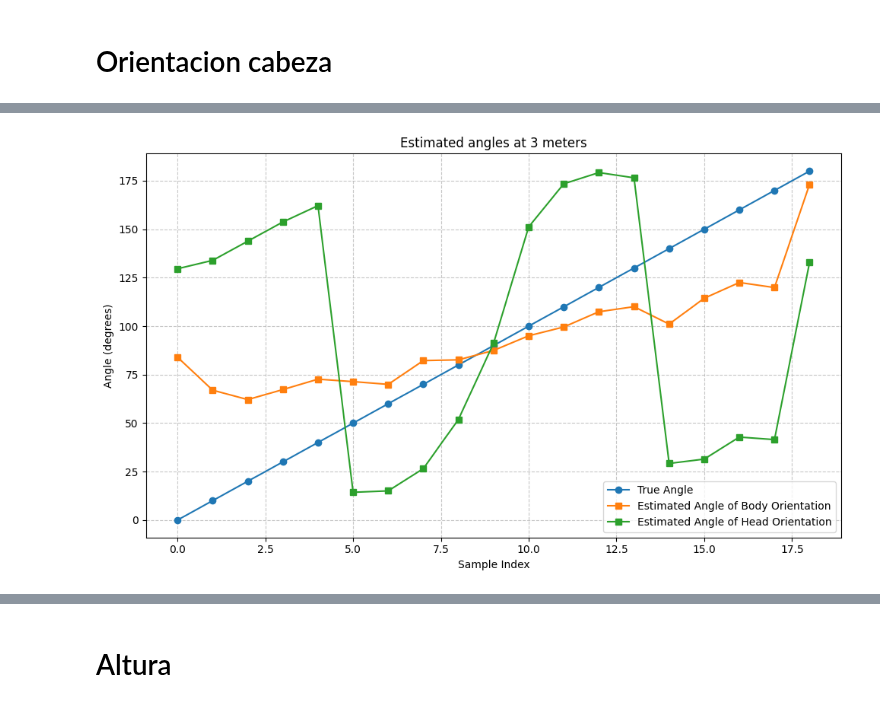
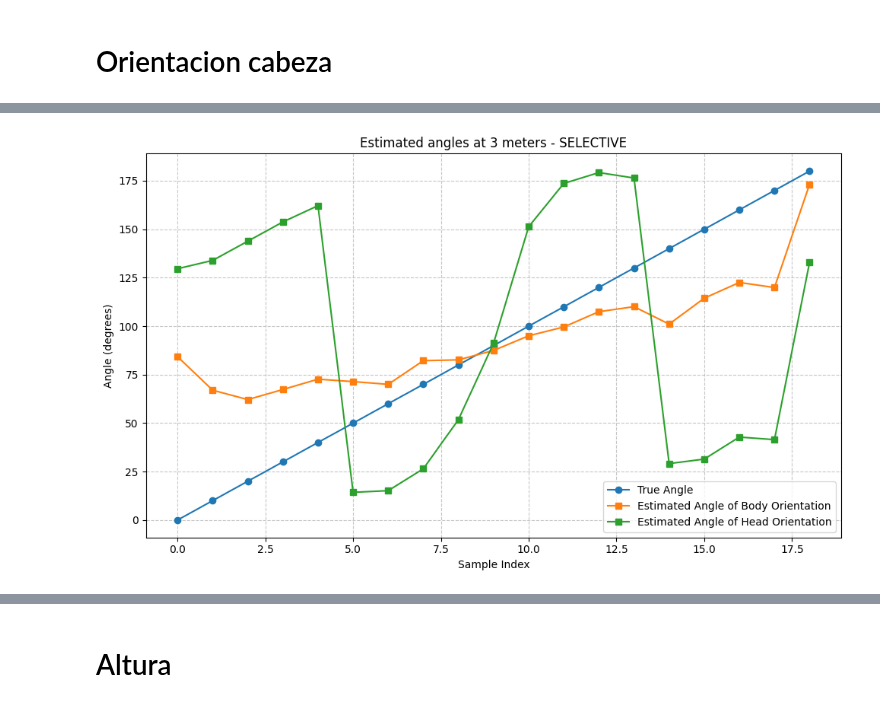
Before and after one commit to stevenaraujo98/integracion_pcl, a Jupyter notebook: get_res.ipynb, the cells around one changed output, grey strips where cells are left out. Drawn from its saved outputs; the diff is of its cells as text; code cells hidden in the pictures.

```diff
--- a/get_res.ipynb
+++ b/get_res.ipynb
@@ -38,3 +36,6 @@ json = {"formas": {"3": {"300": {"C": [{"result": "l", "confidence": "94.6661829
+# %%
+method = "WLS-SGBM"
+method = "SELECTIVE"
 # %% [markdown]
 # Formas
 # %%
@@ -894,29 +895,29 @@ df_orientaciones_cabeza_300
 # %%
 # Crear la figura y los ejes
 fig, ax = plt.subplots(figsize=(10, 6))
 
 # Graficar ambas líneas
 ax.plot(df_orientaciones_cabeza_300.index, df_orientaciones_cabeza_300["angulo"].astype(int), label='True Angle', marker='o')
 ax.plot(df_orientaciones_cabeza_300.index, df_orientaciones_cabeza_300["angulo_tronco"], label='Estimated Angle of Body Orientation', marker='s')
 ax.plot(df_orientaciones_cabeza_300.index, df_orientaciones_cabeza_300["angulo_head"], label='Estimated Angle of Head Orientation', marker='s')
 
 
 # Configurar el título y las etiquetas de los ejes
-ax.set_title('Estimated angles at 3 meters')
+ax.set_title('Estimated angles at 3 meters - ' + method)
 ax.set_xlabel('Sample Index')
 ax.set_ylabel('Angle (degrees)')
 
 # Añadir una leyenda
 ax.legend()
 
 # Añadir una cuadrícula para mejor lectura
 ax.grid(True, linestyle='--', alpha=0.7)
 
 # Ajustar el diseño y mostrar la gráfica
 plt.tight_layout()
 plt.show()
 # %% [output]
-[figure, old version]
+[figure, new version]
 # %%
 df_orientaciones_cabeza_400
 # %% [output]
```
Also changed, not shown: parts of 22 cells of this notebook, 4 other files.
